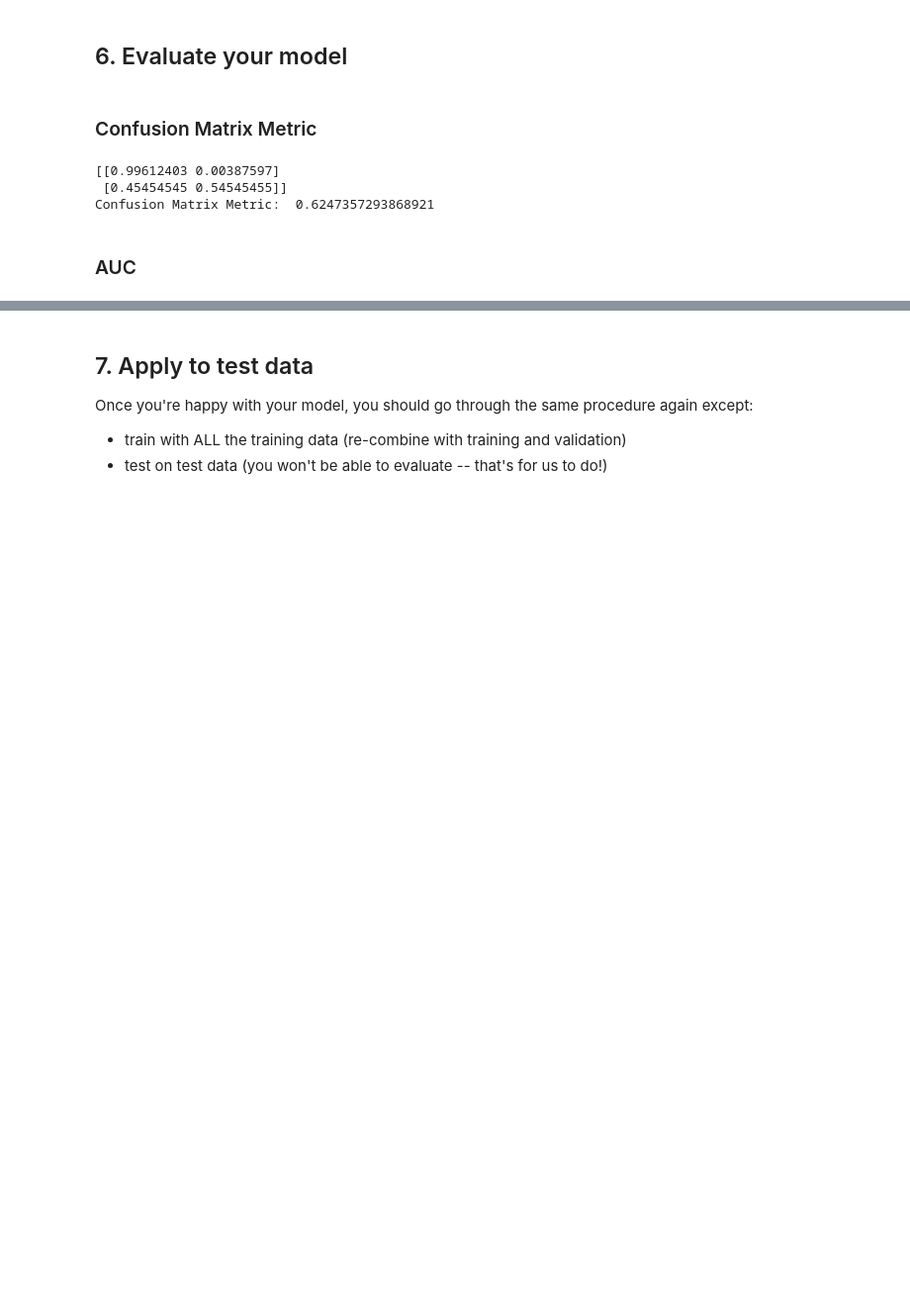
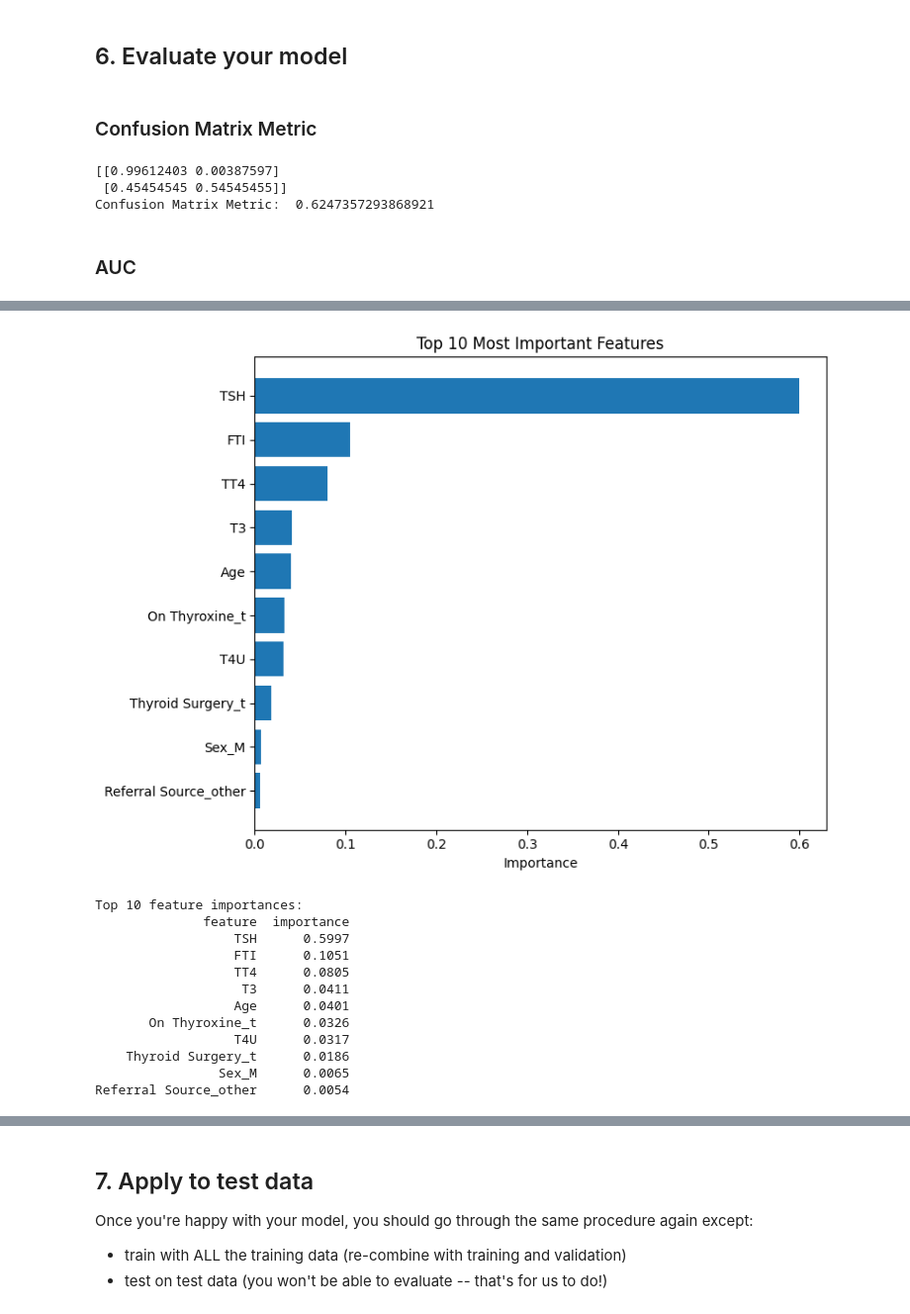
Before and after one commit to kushal-narkhede/Medlytics_2026, a Jupyter notebook: Week 1/ChallengeProject/Week1Challenge_Template.ipynb, the cells around one changed output, grey strips where cells are left out. Shown at 99% size. Drawn from its saved outputs; the diff is of its cells as text; code cells hidden in the pictures; blank space fills up the shorter version.

```diff
--- a/Week 1/ChallengeProject/Week1Challenge_Template.ipynb
+++ b/Week 1/ChallengeProject/Week1Challenge_Template.ipynb
@@ -18,8 +18,12 @@ test_url = "https://raw.githubusercontent.com/MedlyticsUniversal/Data/main/Week1
 data_train = po.read_csv(train_url)
 data_test = po.read_csv(test_url)   # this will not have a 'class' column!
 
+if 'Class' in data_train.columns:
+    data_train = data_train.rename(columns={'Class': 'class'})
+    print("✓ Fixed column name: 'Class' → 'class'")
+
 # identify columns by what time of data they hold
-numeric_columns=list(["Age","TSH","T3","TT4","T4u","FTI"])
+numeric_columns=list(["Age","TSH","T3","TT4","T4U","FTI"])
 
 # categorical columns are everything else (minus 'class')
 categorical_columns = list(set(data_train.columns)-set(numeric_columns)-set(['class']))
@@ -199,0 +278,42 @@ plt.show()
+# %%
+from sklearn.ensemble import RandomForestClassifier
+import matplotlib.pyplot as plt
+
+feature_columns = [c for c in data_train.columns if c != 'class']
+X_train = data_train[feature_columns]
+y_train = data_train['class']
+
+rf_model = RandomForestClassifier(n_estimators=100, random_state=0)
+rf_model.fit(X_train, y_train)
+
+importance_df = po.DataFrame({
+    'feature': feature_columns,
+    'importance': rf_model.feature_importances_,
+}).sort_values('importance', ascending=False)
+
+top_n = 10
+top_features = importance_df.head(top_n)
+
+plt.figure(figsize=(8, 6))
+plt.barh(top_features['feature'][::-1], top_features['importance'][::-1])
+plt.xlabel('Importance')
+plt.title('Top 10 Most Important Features')
+plt.tight_layout()
+plt.show()
+
+print('Top 10 feature importances:')
+print(top_features.to_string(index=False, float_format='%.4f'))
+# %% [output]
+[figure, added]
+Top 10 feature importances:
+              feature  importance
+                  TSH      0.5997
+                  FTI      0.1051
+                  TT4      0.0805
+                   T3      0.0411
+                  Age      0.0401
+       On Thyroxine_t      0.0326
+                  T4U      0.0317
+    Thyroid Surgery_t      0.0186
+                Sex_M      0.0065
+Referral Source_other      0.0054
```
Also changed, not shown: parts of 16 cells of this notebook.
